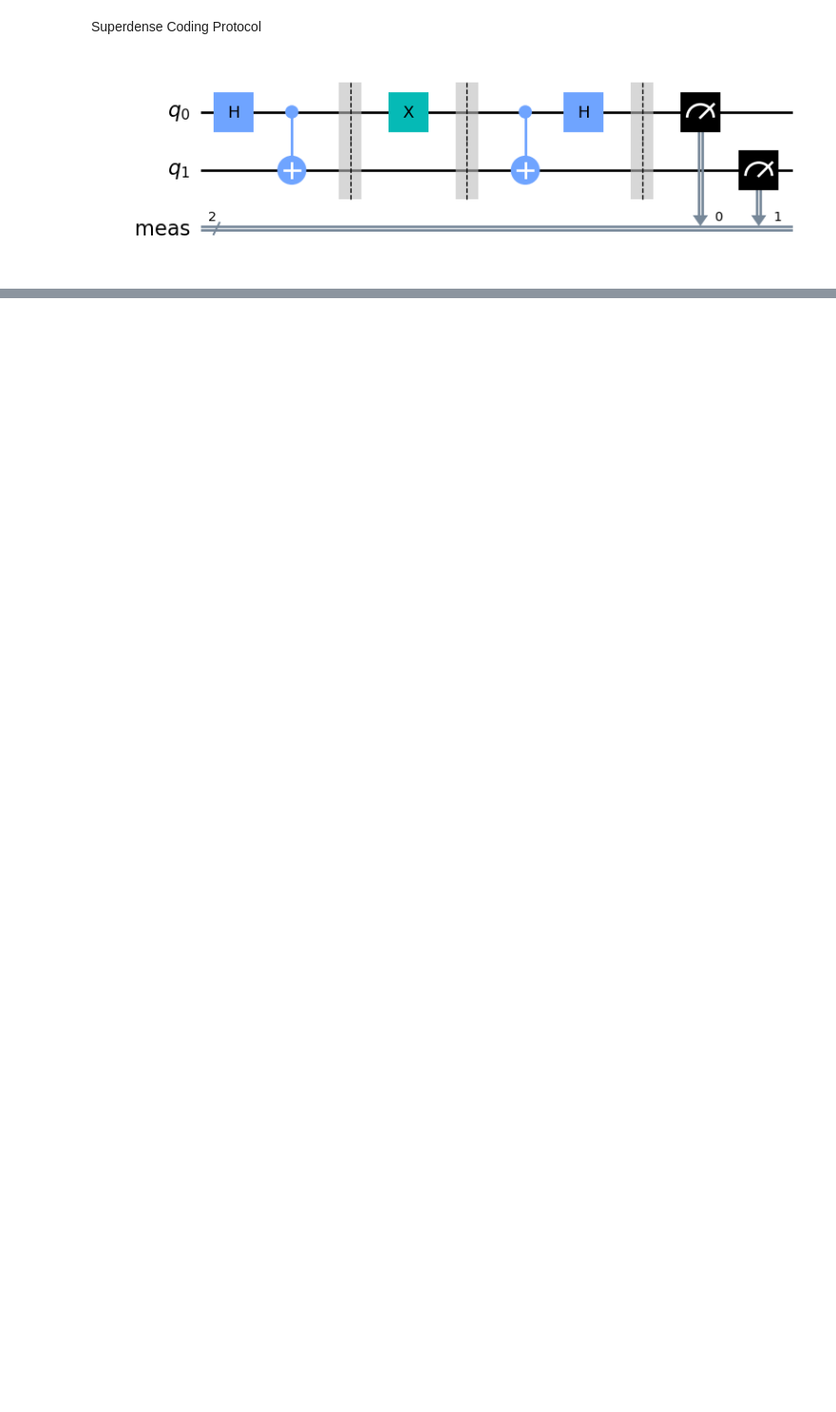
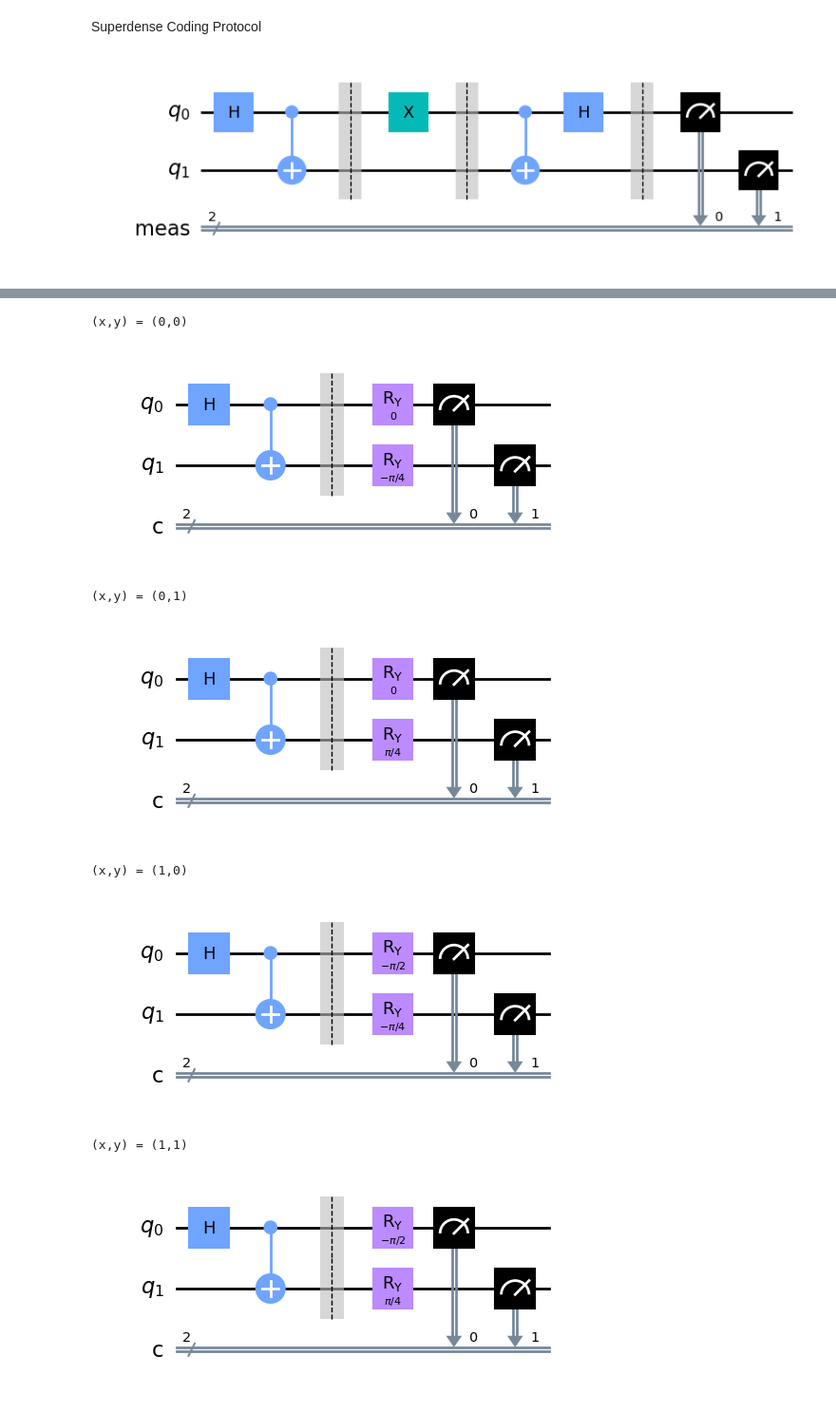
Before and after one commit to Ca1eb3/QiskitProjects, a Jupyter notebook: IBMQuantumLearning/BasicsOfQuantumInformation/EntanglementInAction.ipynb, the cells around one changed output, grey strips where cells are left out. Shown at 95% size. Saved outputs shown, nothing was run; the diff lists cells and outputs as text; code cells hidden in the pictures; blank space fills up the shorter version.

```diff
--- a/IBMQuantumLearning/BasicsOfQuantumInformation/EntanglementInAction.ipynb
+++ b/IBMQuantumLearning/BasicsOfQuantumInformation/EntanglementInAction.ipynb
@@ -131,0 +167,53 @@ display(protocol.draw("mpl"))
+# %%
+def chsh_circuit(x, y):
+    """Creates a `QuantumCircuit` that implements the best CHSH strategy.
+    Args:
+        x (int): Alice's bit (must be 0 or 1)
+        y (int): Bob's bit (must be 0 or 1)
+    Returns:
+        QuantumCircuit: Circuit that, when run, returns Alice and Bob's
+            answer bits.
+    """
+    qc = QuantumCircuit(2, 2)
+    qc.h(0)
+    qc.cx(0, 1)
+    qc.barrier()
+
+    # Alice
+    if x == 0:
+        qc.ry(0, 0)
+    else:
+        qc.ry(-np.pi / 2, 0)
+    qc.measure(0, 0)
+
+    # Bob
+    if y == 0:
+        qc.ry(-np.pi / 4, 1)
+    else:
+        qc.ry(np.pi / 4, 1)
+    qc.measure(1, 1)
+
+    return qc
+# %%
+# Draw the four possible circuits
+
+print("(x,y) = (0,0)")
+display(chsh_circuit(0, 0).draw("mpl"))
+
+print("(x,y) = (0,1)")
+display(chsh_circuit(0, 1).draw("mpl"))
+
+print("(x,y) = (1,0)")
+display(chsh_circuit(1, 0).draw("mpl"))
+
+print("(x,y) = (1,1)")
+display(chsh_circuit(1, 1).draw("mpl"))
+# %% [output]
+(x,y) = (0,0)
+[figure, added]
+(x,y) = (0,1)
+[figure, added]
+(x,y) = (1,0)
+[figure, added]
+(x,y) = (1,1)
+[figure, added]
```
Also changed, not shown: parts of 10 cells of this notebook.
